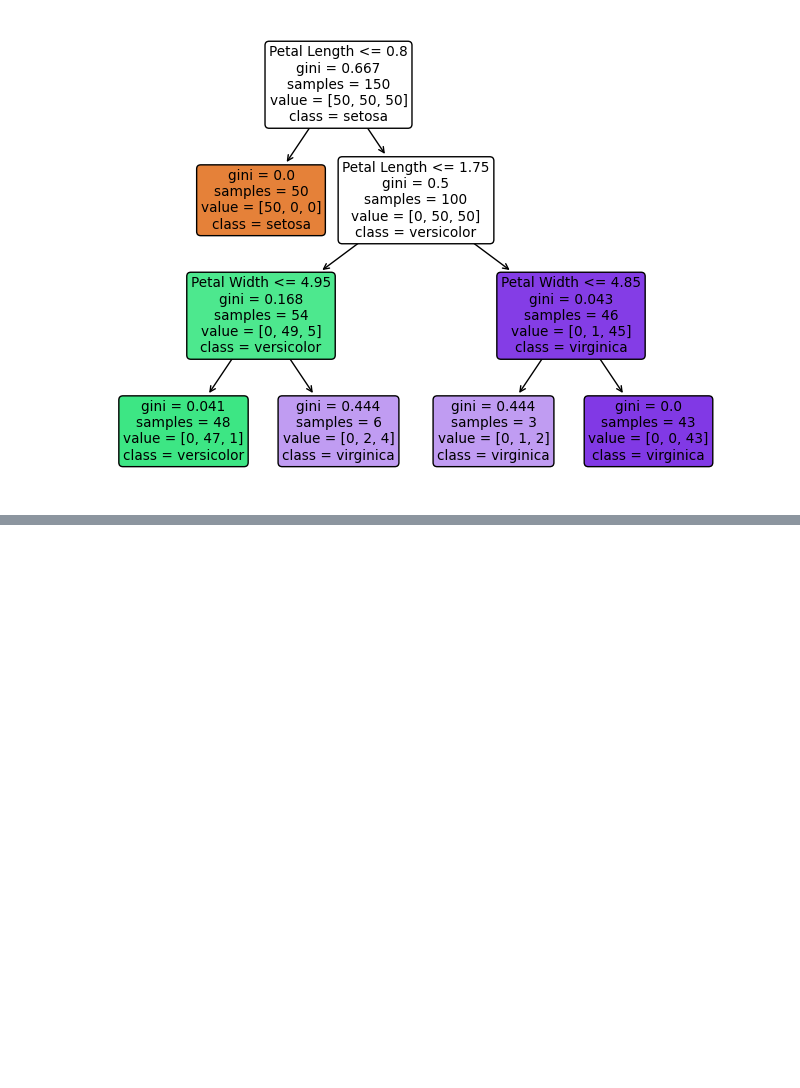
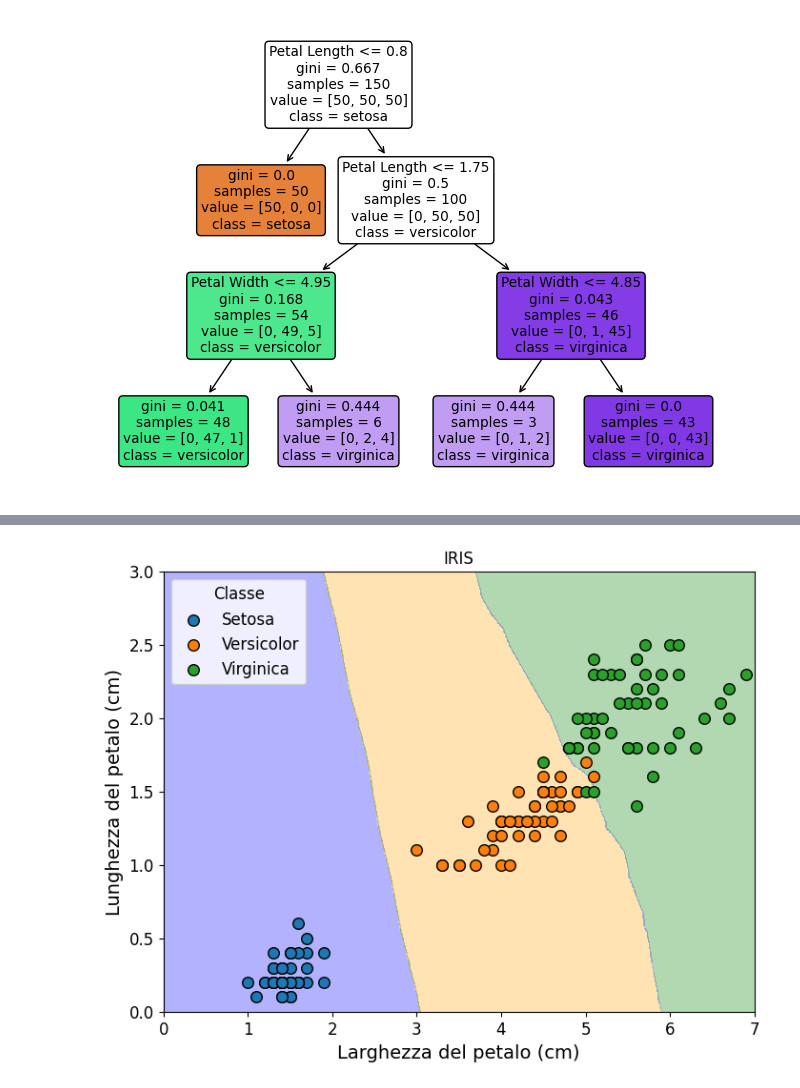
Before and after one commit to w4bo/teaching-handsondatapipelines, a Jupyter notebook: materials/14-Iris.solution.ipynb, the cells around one changed output, grey strips where cells are left out. Saved outputs shown, nothing was run; the diff lists cells and outputs as text; code cells hidden in the pictures; blank space fills up the shorter version.

```diff
--- a/materials/14-Iris.solution.ipynb
+++ b/materials/14-Iris.solution.ipynb
@@ -352,3 +346,7 @@ plot_tree(tree, feature_names=['Petal Width', 'Petal Length'], class_names=[str(
  Text(0.625, 0.125, 'gini = 0.444\nsamples = 3\nvalue = [0, 1, 2]\nclass = virginica'),
  Text(0.875, 0.125, 'gini = 0.0\nsamples = 43\nvalue = [0, 0, 43]\nclass = virginica')]
 [figure]
+# %%
+from sklearn.neighbors import KNeighborsClassifier
+tree = plot_boundary(KNeighborsClassifier(n_neighbors=20), "knn_cplot")
+# %% [output]
@@ -355,3 +357,4 @@ plot_tree(tree, feature_names=['Petal Width', 'Petal Length'], class_names=[str(
+[figure, added]
 # %%
 # Perceptron uses the OVA (One Versus All) strategy for multiclasses
 plot_boundary(Perceptron(), "perceptron_cplot")
```
Also changed, not shown: parts of 4 cells of this notebook.
